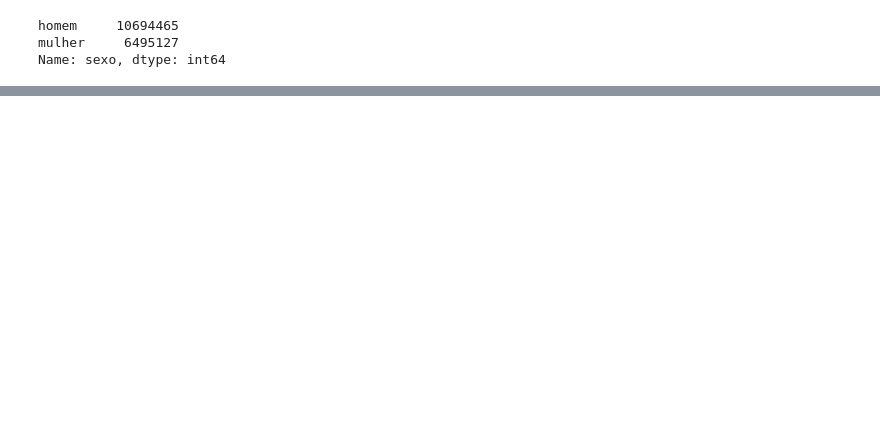
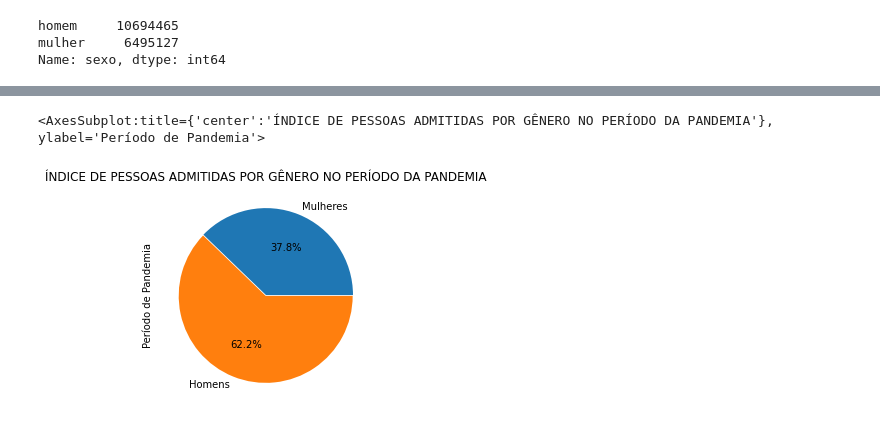
Before and after one commit to wesleyvs/estatistica-trabalho-bdne, a Jupyter notebook: 3_admissao_e_demissao_pandemia.ipynb, the cells around one changed output, grey strips where cells are left out. Drawn from its saved outputs; the diff is of its cells as text; code cells hidden in the pictures; blank space fills up the shorter version.

```diff
--- a/3_admissao_e_demissao_pandemia.ipynb
+++ b/3_admissao_e_demissao_pandemia.ipynb
@@ -81,0 +152,3 @@ Name: sexo, dtype: int64
+# %%
+admissoes_sexo_df['Mulheres %'] = round(admissoes_sexo_df['Mulheres'] / admissoes_sexo_df['Total'] * 100,2)
+admissoes_sexo_df['Homens %'] = round(admissoes_sexo_df['Homens'] / admissoes_sexo_df['Total'] * 100,2)
@@ -86,3 +177,5 @@ pandemia_df[hired]['sexo'][dataPandemiaInicio & dataPandemiaAtual].value_counts(
 homem     10694465
 mulher     6495127
 Name: sexo, dtype: int64
+# %%
+admissoes_sexo_df.index = admissoes_sexo_df.index.map(str)
@@ -88,0 +255,10 @@ Name: sexo, dtype: int64
+# %%
+admissoes_sexo_df.sum()[0:2].plot.pie(
+    autopct='%1.1f%%',
+    explode=(0, 0.01),
+    title='ÍNDICE DE PESSOAS ADMITIDAS POR GÊNERO NO PERÍODO DA PANDEMIA',
+    ylabel= 'Período de Pandemia'
+)
+# %% [output]
+<AxesSubplot:title={'center':'ÍNDICE DE PESSOAS ADMITIDAS POR GÊNERO NO PERÍODO DA PANDEMIA'}, ylabel='Período de Pandemia'>
+[figure, added]
```
Also changed, not shown: parts of 31 cells of this notebook.
